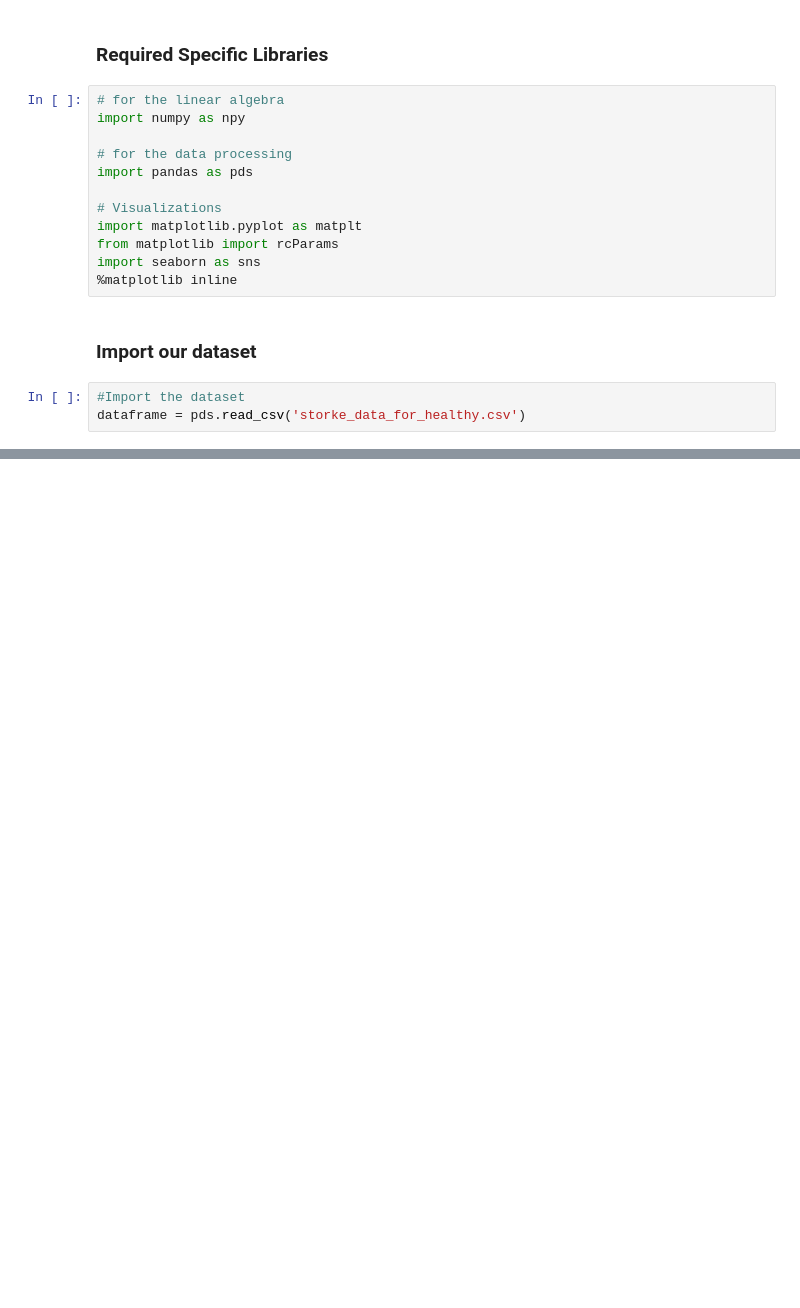
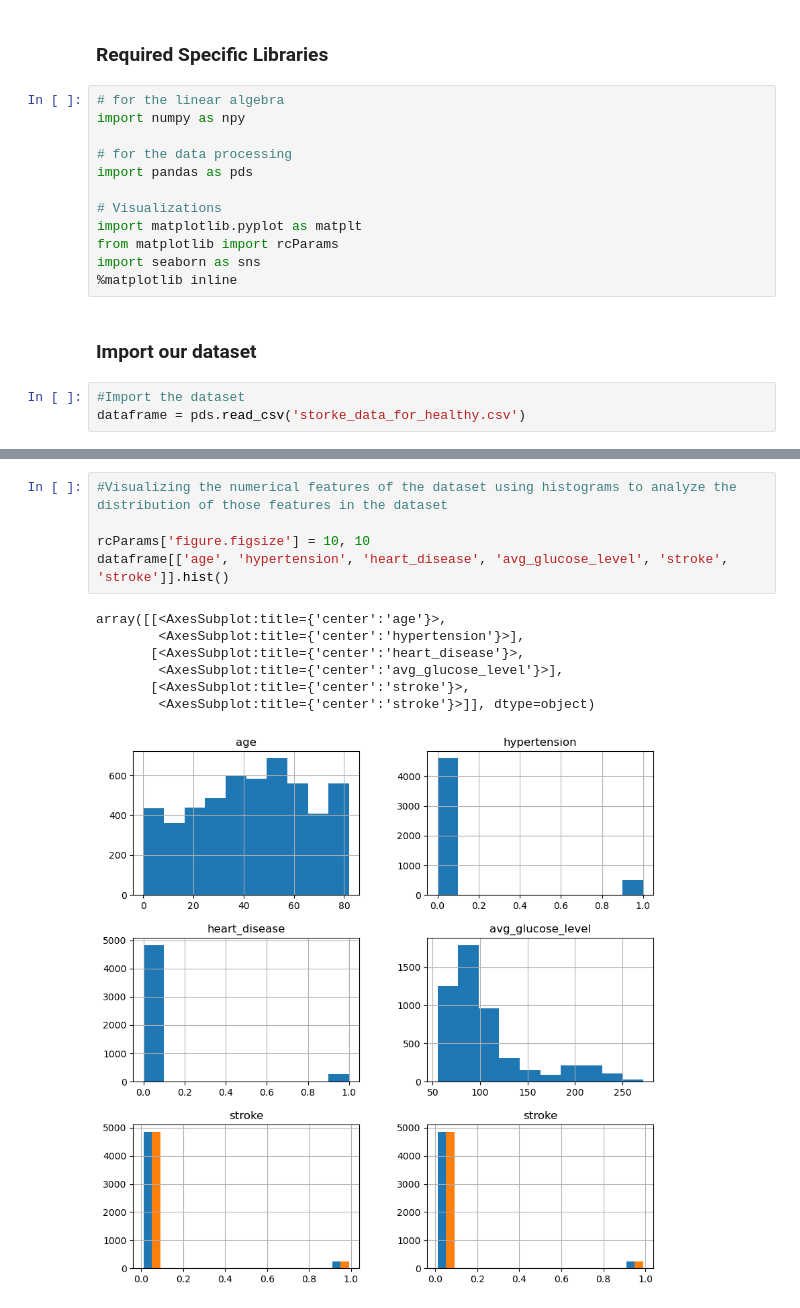
Before and after one commit to Chanuth-silva10/ml-assignment, a Jupyter notebook: Machine_learning_Assignment.ipynb, the cells around one changed output, grey strips where cells are left out. Saved outputs shown, nothing was run; the diff lists cells and outputs as text; blank space fills up the shorter version.

Commit message:
Visualize the numerical features of the dataset using histograms

```diff
--- a/Machine_learning_Assignment.ipynb
+++ b/Machine_learning_Assignment.ipynb
@@ -26,0 +70,13 @@ dataframe.head()
+# %%
+#Visualizing the numerical features of the dataset using histograms to analyze the distribution of those features in the dataset
+
+rcParams['figure.figsize'] = 10, 10
+dataframe[['age', 'hypertension', 'heart_disease', 'avg_glucose_level', 'stroke', 'stroke']].hist()
+# %% [output]
+array([[<AxesSubplot:title={'center':'age'}>,
+        <AxesSubplot:title={'center':'hypertension'}>],
+       [<AxesSubplot:title={'center':'heart_disease'}>,
+        <AxesSubplot:title={'center':'avg_glucose_level'}>],
+       [<AxesSubplot:title={'center':'stroke'}>,
+        <AxesSubplot:title={'center':'stroke'}>]], dtype=object)
+[figure, added]
```
Also changed, not shown: parts of 5 cells of this notebook.
